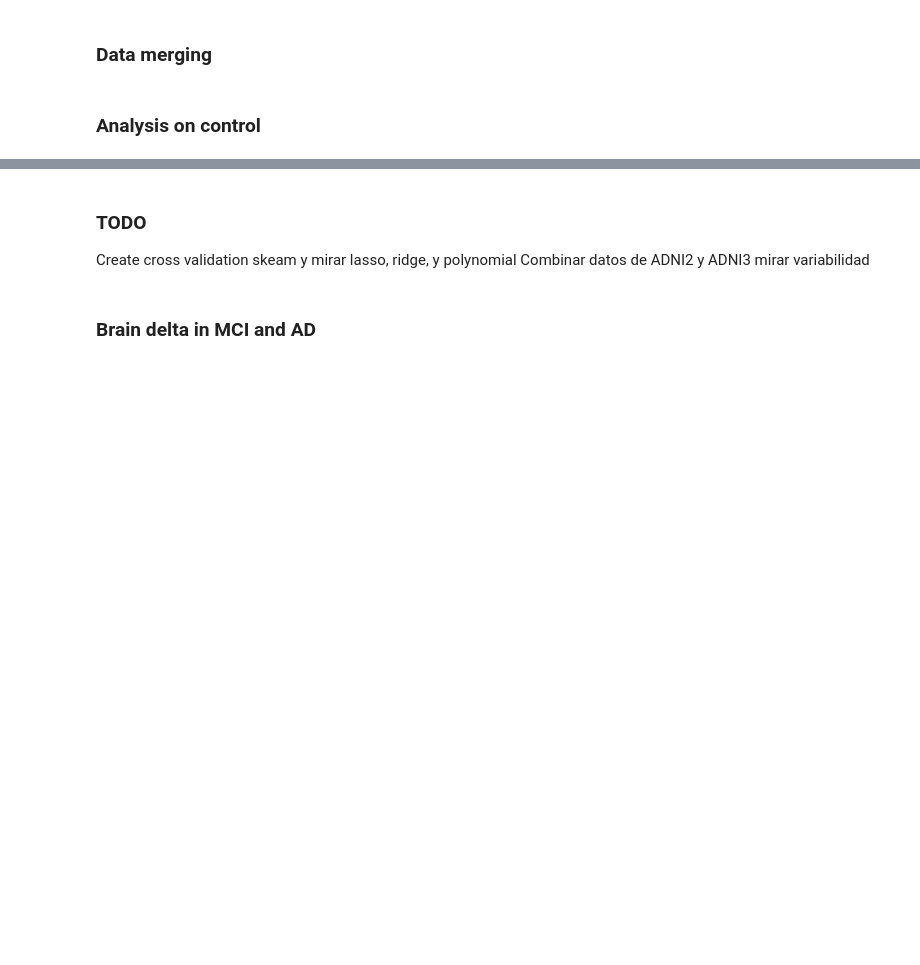
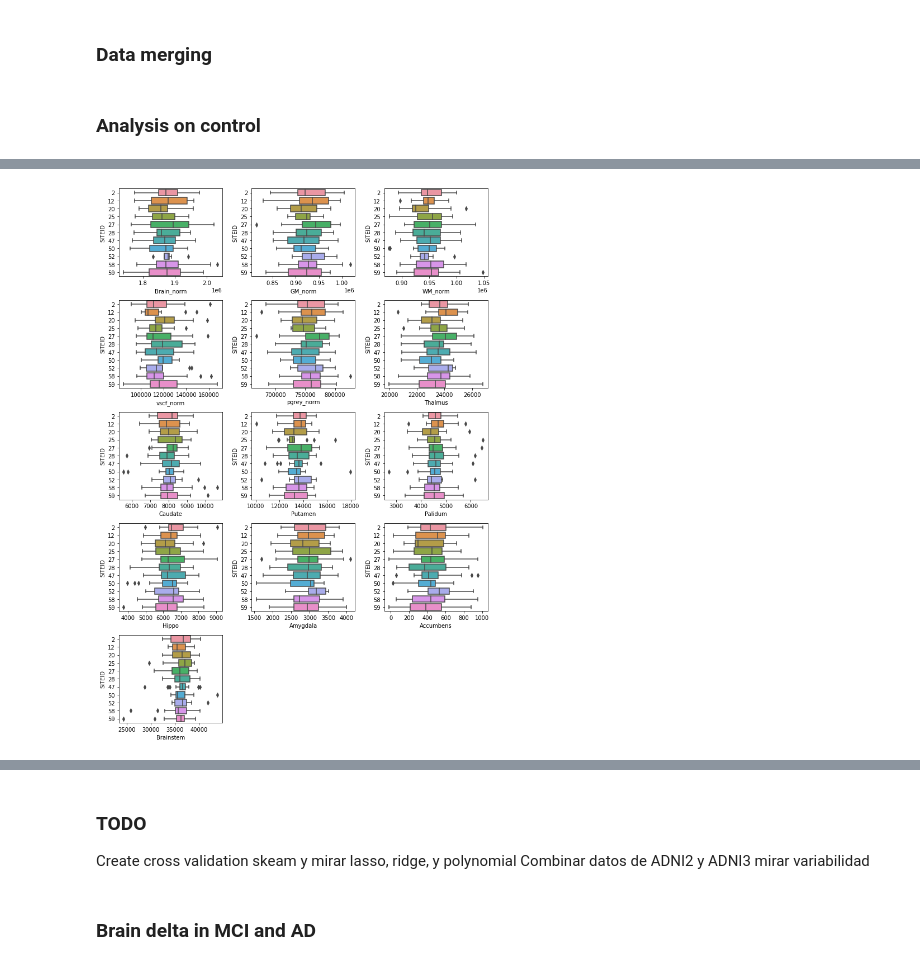
Before and after one commit to JGarciaCondado/ADNIBrainAge, a Jupyter notebook: jupyternotebooks/data_exploration.ipynb, the cells around one changed output, grey strips where cells are left out. Cells and saved outputs as stored; diff of their text form; code cells hidden in the pictures; blank space fills up the shorter version.

```diff
--- a/jupyternotebooks/data_exploration.ipynb
+++ b/jupyternotebooks/data_exploration.ipynb
@@ -48,2 +63,13 @@ for i, feature in enumerate(features):
+# %%
+# Explor variability of features by site after harmonization
+df_features_harm = pd.DataFrame(data=y_adjusted, columns=features)
+df_features_harm['SITEID'] = df_controls['SITEID'].reset_index(drop=True)
+plt.figure(figsize=(10,14))
+for i, feature in enumerate(features):
+    plt.subplot(5,3,i+1)
+    ax = sns.boxplot(x=feature, y='SITEID', data=df_features_harm, orient='h')
+    plt.tight_layout()
+# %% [output]
+[figure, added]
 # %%
 from sklearn.feature_selection import f_regression
```
Also changed, not shown: parts of 10 cells of this notebook.
